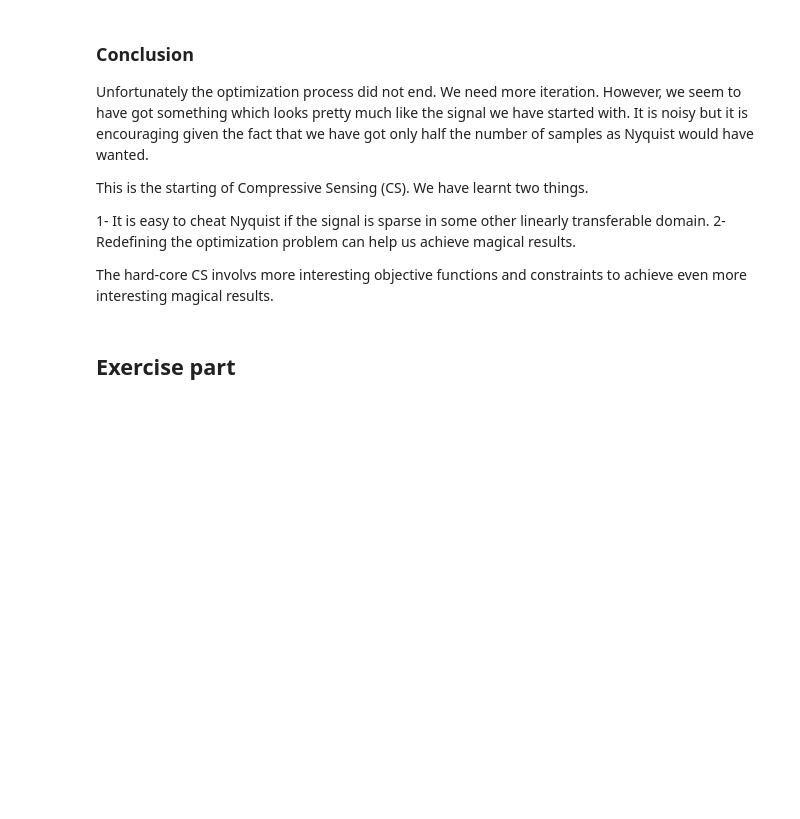
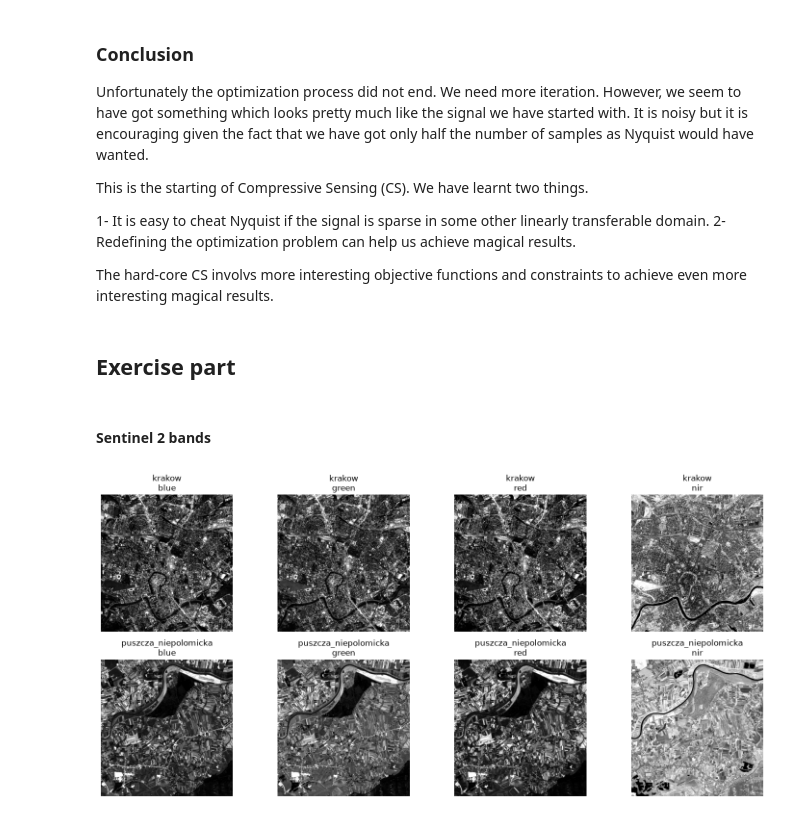
Before and after one commit to SzymonSkrzypczyk/MLForSpaceApplications, a Jupyter notebook: lab_2/Basic_opt.ipynb, the cells around one changed output. Drawn from its saved outputs; the diff is of its cells as text; code cells hidden in the pictures; blank space fills up the shorter version.

```diff
--- a/lab_2/Basic_opt.ipynb
+++ b/lab_2/Basic_opt.ipynb
@@ -290,3 +290,36 @@ This is the starting of Compressive Sensing (CS). We have learnt two things.
 The hard-core CS involvs more interesting objective functions and constraints to achieve even more interesting magical results.
 # %% [markdown]
 ## Exercise part
+# %%
+IMAGE_DIR = Path().parent / "lab_2" / "images"
+
+def load_image(sensor, area, band):
+    path = IMAGE_DIR / sensor / area / f"{band}.tif"
+
+    with rasterio.open(path) as src:
+        image = src.read(1, masked=True)
+
+    return image
+# %% [markdown]
+#### Sentinel 2 bands
+# %%
+bands = ["blue", "green", "red", "nir"]
+areas = ["krakow", "puszcza_niepolomicka"]
+
+fig, axes = mp.subplots(2, 4, figsize=(15, 7))
+
+for row, area in enumerate(areas):
+    for col, band in enumerate(bands):
+        image = load_image("sentinel_2", area, band)
+
+        # Stretch the display so the dark 16-bit images are visible.
+        vmin, vmax = np.percentile(image.compressed(), [2, 98])
+
+        axes[row, col].imshow(image, cmap="gray", vmin=vmin, vmax=vmax)
+        axes[row, col].set_title(f"{area}\n{band}")
+        axes[row, col].axis("off")
+
+mp.tight_layout()
+mp.show()
+# %% [output]
+[figure, added]
```
Also changed, not shown: parts of 3 cells of this notebook.
